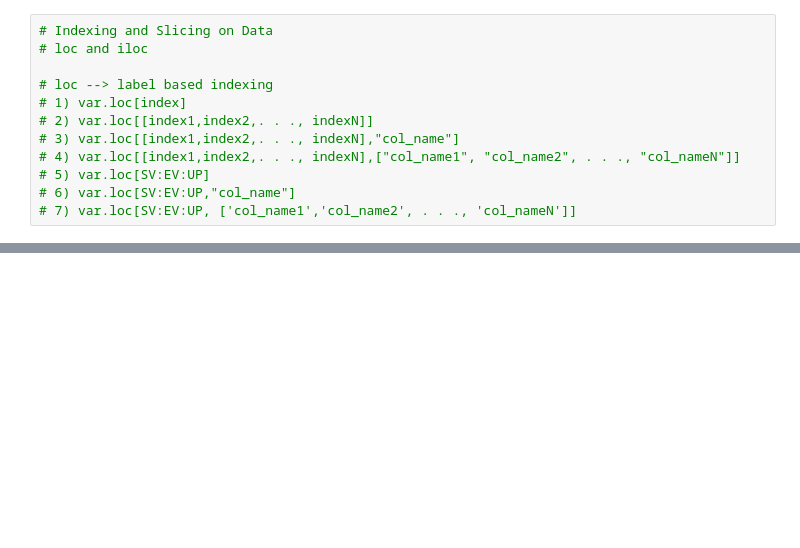
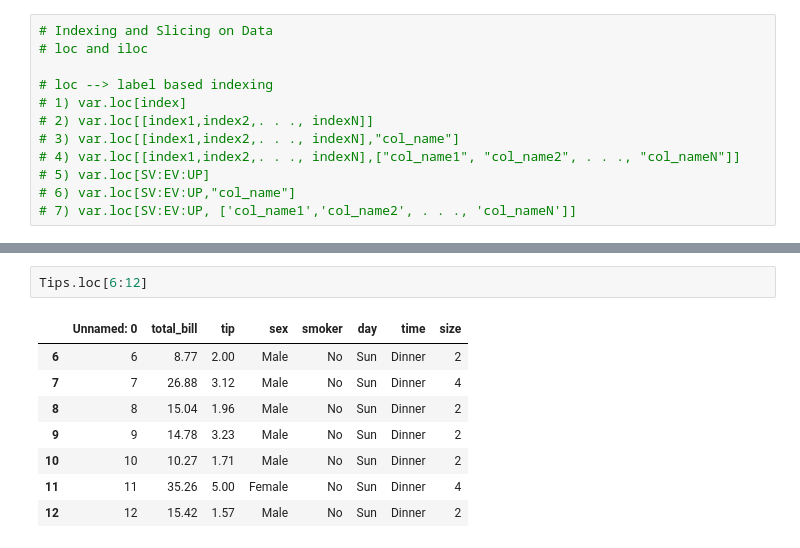
Before and after one commit to avnish-007/temp-repo, a Jupyter notebook: not_so_imp.ipynb, the cells around one changed output, grey strips where cells are left out. Drawn from its saved outputs; the diff is of its cells as text; blank space fills up the shorter version.

```diff
--- a/not_so_imp.ipynb
+++ b/not_so_imp.ipynb
@@ -588,0 +586,11 @@ Name: sex, dtype: str
+# %%
+Tips.loc[6:12]
+# %% [output]
+|  | Unnamed: 0 | total_bill | tip | sex | smoker | day | time | size |
+| 6 | 6 | 8.77 | 2.00 | Male | No | Sun | Dinner | 2 |
+| 7 | 7 | 26.88 | 3.12 | Male | No | Sun | Dinner | 4 |
+| 8 | 8 | 15.04 | 1.96 | Male | No | Sun | Dinner | 2 |
+| 9 | 9 | 14.78 | 3.23 | Male | No | Sun | Dinner | 2 |
+| 10 | 10 | 10.27 | 1.71 | Male | No | Sun | Dinner | 2 |
+| 11 | 11 | 35.26 | 5.00 | Female | No | Sun | Dinner | 4 |
+| 12 | 12 | 15.42 | 1.57 | Male | No | Sun | Dinner | 2 |
```
Also changed, not shown: parts of 23 cells of this notebook.
